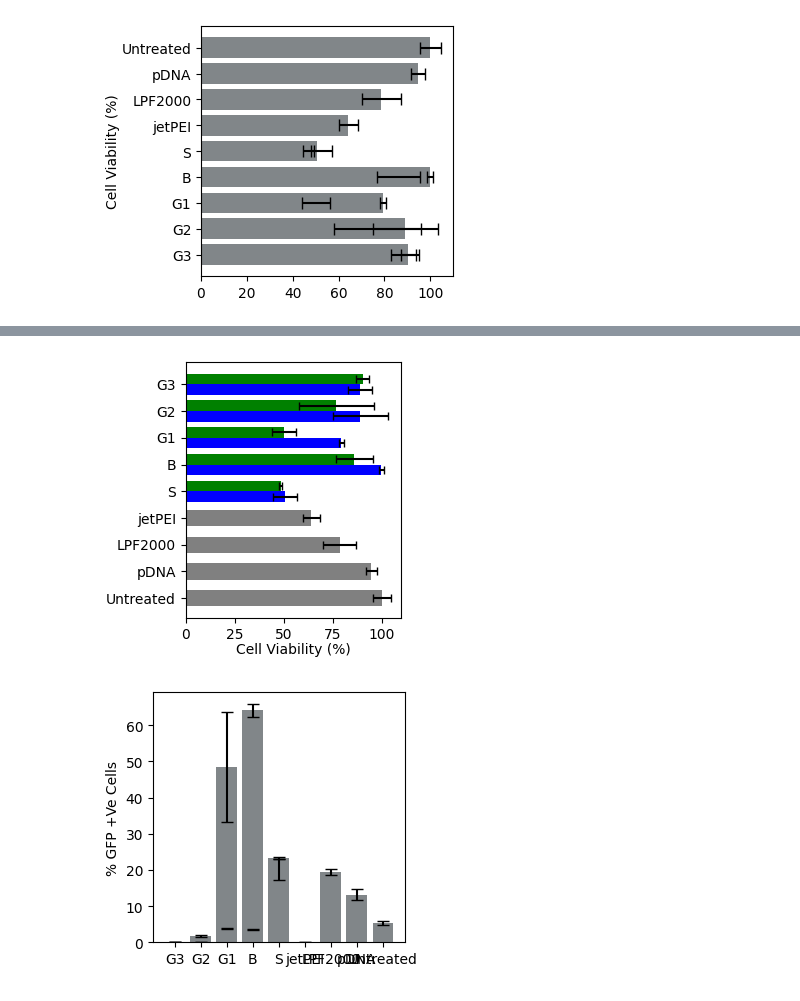
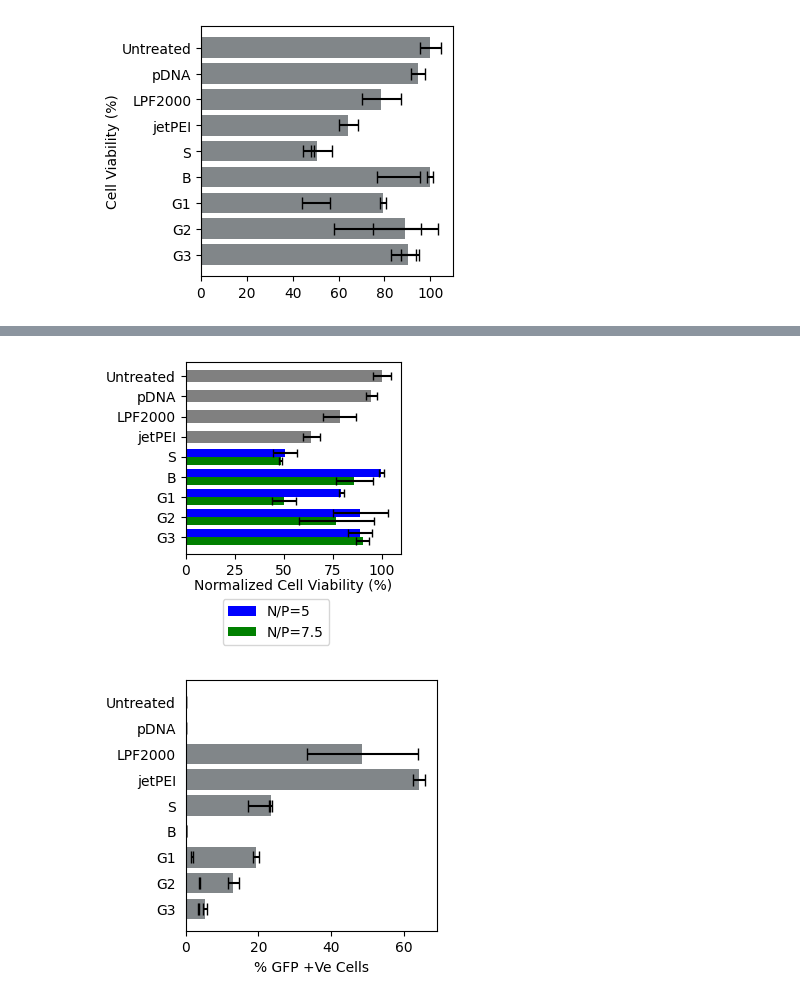
Before and after one commit to aryellewright/Kumar-Biomaterials-Lab, a Jupyter notebook: CCK8-Transfection_Plots/CCK8-Transfection_plots.ipynb, the cells around one changed output, grey strips where cells are left out. Cells and saved outputs as stored; diff of their text form; code cells hidden in the pictures.

```diff
--- a/CCK8-Transfection_Plots/CCK8-Transfection_plots.ipynb
+++ b/CCK8-Transfection_Plots/CCK8-Transfection_plots.ipynb
@@ -3,9 +3,6 @@ import pandas as pd
 import matplotlib.pyplot as plt
 import numpy as np
 # %%
-file_path = "/Users/aryellewright/Documents/Documents - Aryelle’s MacBook Air/Kumar-Biomaterials-Lab/CCK8_Transfection_Plots/20240202_CCK8_DIPLibrary01XPBS.xlsx"
+file_path = "/Users/aryellewright/Documents/Documents - Aryelle’s MacBook Air/Kumar-Biomaterials-Lab/CCK8-Transfection_Plots/20240202_CCK8-Transfection_DIPLibrary_PBS.xlsx"
 sheet_name = 'combined'
-
-# creating a dataframe from our xlsx file
 df = pd.read_excel(file_path, sheet_name=sheet_name)
-print(df.head())
@@ -98,50 +74,31 @@ plt.show()
 # %%
-# Find the index where the second set starts
-# Assuming that the first occurrence of 'S' is the start of the second set
 second_set_start = df[df['Variables'] == 'S'].index[1]
 
-# Split the DataFrame into controls, first set, and second set
-df_controls = df.iloc[:4]  # Controls are the first four entries
-df_first_set = df.iloc[4:second_set_start]  # First set is from the fifth entry to the second 'S'
-df_second_set = df.iloc[second_set_start:]  # Second set starts from the second 'S'
+df_controls = df.iloc[:4]
+df_first_set = df.iloc[4:second_set_start]
+df_second_set = df.iloc[second_set_start:]
 
-# Set up the figure and axes
-fig, ax = plt.subplots(figsize=(3.25, 3.25))  # Adjusted figure size for better visibility
-# Define bar width and positions
+fig, ax = plt.subplots(figsize=(3.25, 3.25))
 bar_width = 0.4
-# Define control indices (assuming controls are the first four entries)
+
 control_indices = np.arange(len(df_controls))
-
-# Calculate the base y positions for the non-control groups
-# This will be the center point between the bars for each group
 base_y_positions = np.arange(len(df_controls), len(df_controls) + len(df_first_set))
 
-# Calculate the positions of the first and second set of bars so that they straddle the base position
 first_set_indices = base_y_positions - bar_width / 2
 second_set_indices = base_y_positions + bar_width / 2
 
-# Plot controls at their base positions
 ax.barh(control_indices, df_controls['Viability'], xerr=df_controls['Standard Deviation'], capsize=3, color='gray', height=0.6, label='')
-
-# Plot the first set of non-control bars
 ax.barh(first_set_indices, df_first_set['Viability'], xerr=df_first_set['Standard Deviation'], capsize=3, color='blue', height=bar_width, label='N/P=5')
-
-# Plot the second set of non-control bars
 ax.barh(second_set_indices, df_second_set['Viability'], xerr=df_second_set['Standard Deviation'], capsize=3, color='green', height=bar_width, label='N/P=7.5')
 
-# Now, the y-ticks (labels) are centered between the two sets of bars
-# Set the y-ticks and labels
+ax.invert_yaxis()
+
 ax.set_yticks(np.arange(len(df_controls) + len(df_first_set)))
 ax.set_yticklabels(df_controls['Variables'].tolist() + df_first_set['Variables'].tolist())
+ax.set_xlabel('Normalized Cell Viability (%)', labelpad=1)
+ax.legend(bbox_to_anchor=(0.7, -0.2), fontsize=10)
 
-# Set the x-label
-ax.set_xlabel('Cell Viability (%)', labelpad=1)
-
-# Add a legend
-#ax.legend(bbox_to_anchor=(1.05, 1), loc='upper left', fontsize=10)
-
-# Display the plot
-plt.tight_layout()  # Adjust layout to not cut off labels
+plt.tight_layout()
 plt.show()
 # %% [output]
-[figure, old version]
+[figure, new version]
@@ -152,12 +108,13 @@ stddev = df['StdDev']
 # %%
 plt.figure(figsize=(3.25, 3.25))
-plt.bar(variable, transfection, yerr=stddev, capsize = 4, color=color_gray)
-plt.ylim(bottom=0)
-plt.ylabel('% GFP +Ve Cells')
+plt.barh(variable, transfection, xerr=stddev, capsize = 4, color=color_gray)
+plt.xlim(left=0)
+plt.tick_params(left=False)
+plt.xlabel('% GFP +Ve Cells')
 
 plt.show()
 # %% [output]
-[figure, old version]
+[figure, new version]
 # %%
 # plotting the CCK8 assay information
 color_gray = "#818689"
```
Also changed, not shown: parts of 6 cells of this notebook, 4 other files.
